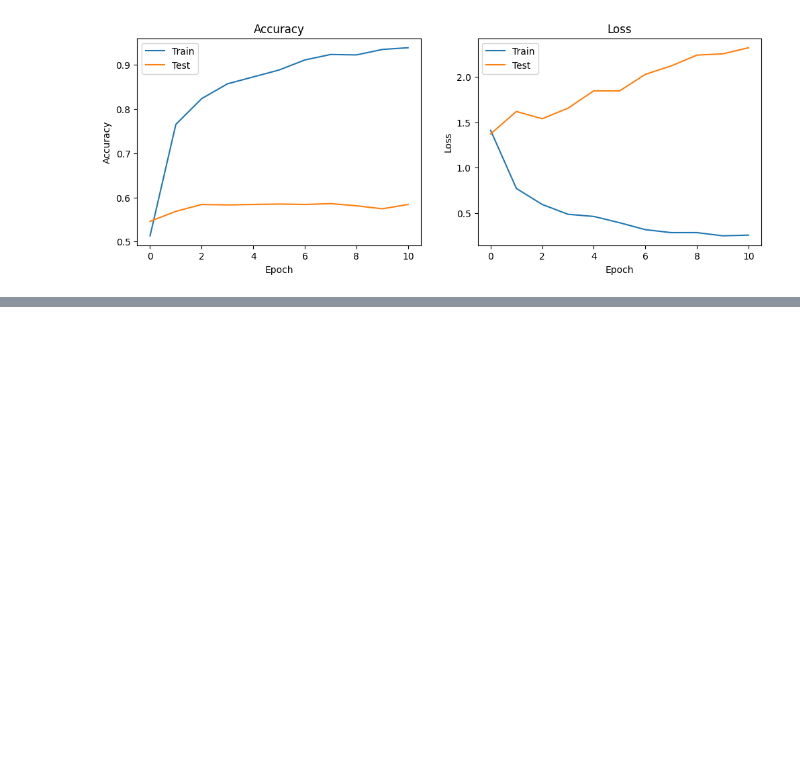
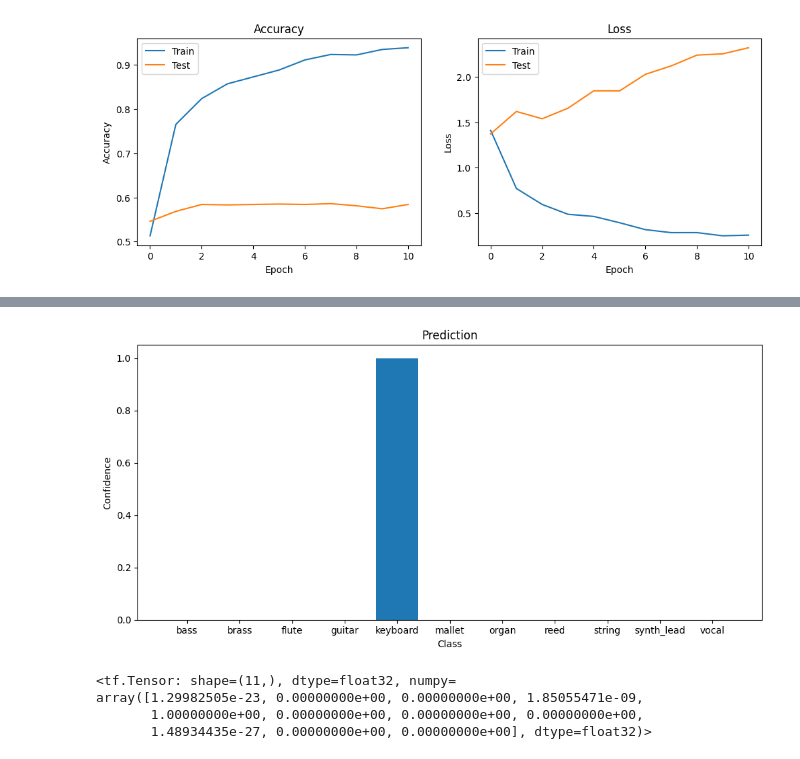
Before and after one commit to bucket420/AudioClassification, a Jupyter notebook: results.ipynb, the cells around one changed output, grey strips where cells are left out. Cells and saved outputs as stored; diff of their text form; code cells hidden in the pictures; blank space fills up the shorter version.

```diff
--- a/results.ipynb
+++ b/results.ipynb
@@ -47 +51,4 @@ Predicted class: keyboard
 'keyboard'
+# %%
+utils.predict(instr_lr, audio_test[0], families)
+# %% [output]
@@ -47,0 +58,5 @@ Predicted class: keyboard
+[figure, added]
+<tf.Tensor: shape=(11,), dtype=float32, numpy=
+array([1.29982505e-23, 0.00000000e+00, 0.00000000e+00, 1.85055471e-09,
+       1.00000000e+00, 0.00000000e+00, 0.00000000e+00, 0.00000000e+00,
+       1.48934435e-27, 0.00000000e+00, 0.00000000e+00], dtype=float32)>
```
Also changed, not shown: parts of 5 cells of this notebook, 1 other file.
